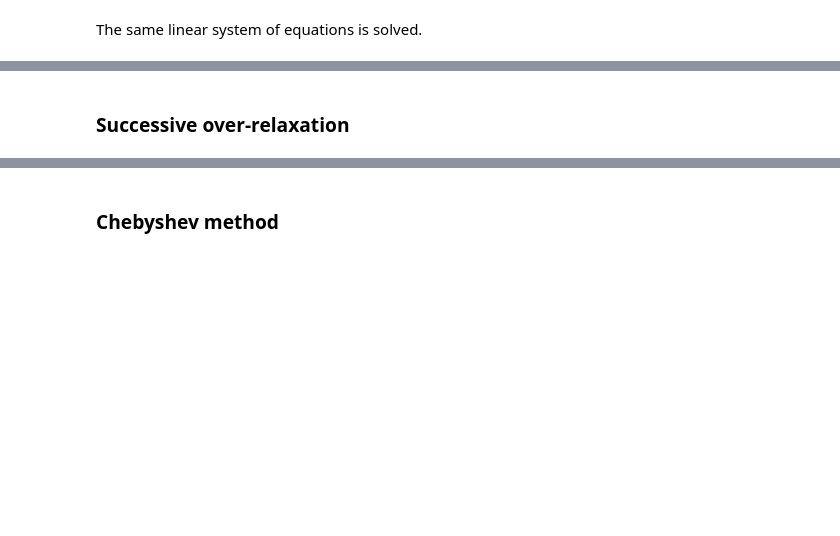
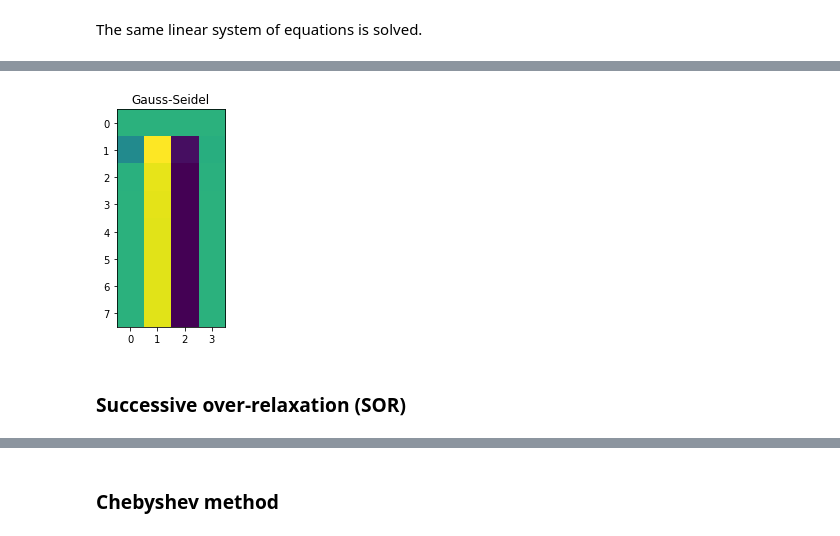
Before and after one commit to matsumotosan/numerical-linear-algebra, a Jupyter notebook: Iterative and Conjugate Gradient Methods.ipynb, the cells around one changed output, grey strips where cells are left out. Cells and saved outputs as stored; diff of their text form; code cells hidden in the pictures; blank space fills up the shorter version.

```diff
--- a/Iterative and Conjugate Gradient Methods.ipynb
+++ b/Iterative and Conjugate Gradient Methods.ipynb
@@ -98,24 +128,21 @@ where $M_{GS}=D_A+L_A$ and $N_{GS}=-U_A$.
 
 Because $M_{GS}$ is a lower triangular matrix, $x^{(k)}$ can be calculated  by forward substitution.
 # %%
-def gauss_seidel(A, x0, b, rtol=1e-8, atol=1e-8, max_iter=10000):
+def gauss_seidel(A, x0, b, rtol=1e-5, atol=1e-8, max_iter=10000):
     M, N = np.tril(A), -np.triu(A, 1)
 
     i = 0
-    x = x0
+    x = np.array([x0])
 
     # loop for max_iter iterations or until converged
     while (i < max_iter):
-        x_new = solve_triangular(M, N @ x + b, lower=True)
+        x = np.vstack((x, solve_triangular(M, N @ x[-1] + b, lower=True)))
         i += 1
 
         # test convergence
-        if (np.allclose(x, x_new, rtol, atol)):
+        if (np.allclose(x[-1], x[-2], rtol, atol)):
             print('Iterations:' + str(i))
-            return x_new
-
-        # prep for next iteration
-        x = x_new
+            return x
 
     # solution did not converge
     print('Maximum number of iterations reached. Did not converge.')
@@ -129,2 +163,8 @@ array([ 1.,  2., -1.,  1.])
+# %%
+plt.imshow(x, interpolation='nearest');
+plt.title('Gauss-Seidel');
+plt.xticks(np.arange(len(b)));
+# %% [output]
+[figure, added]
 # %% [markdown]
-### Successive over-relaxation
+### Successive over-relaxation (SOR)
```
Also changed, not shown: parts of 24 cells of this notebook, 3 other files.
